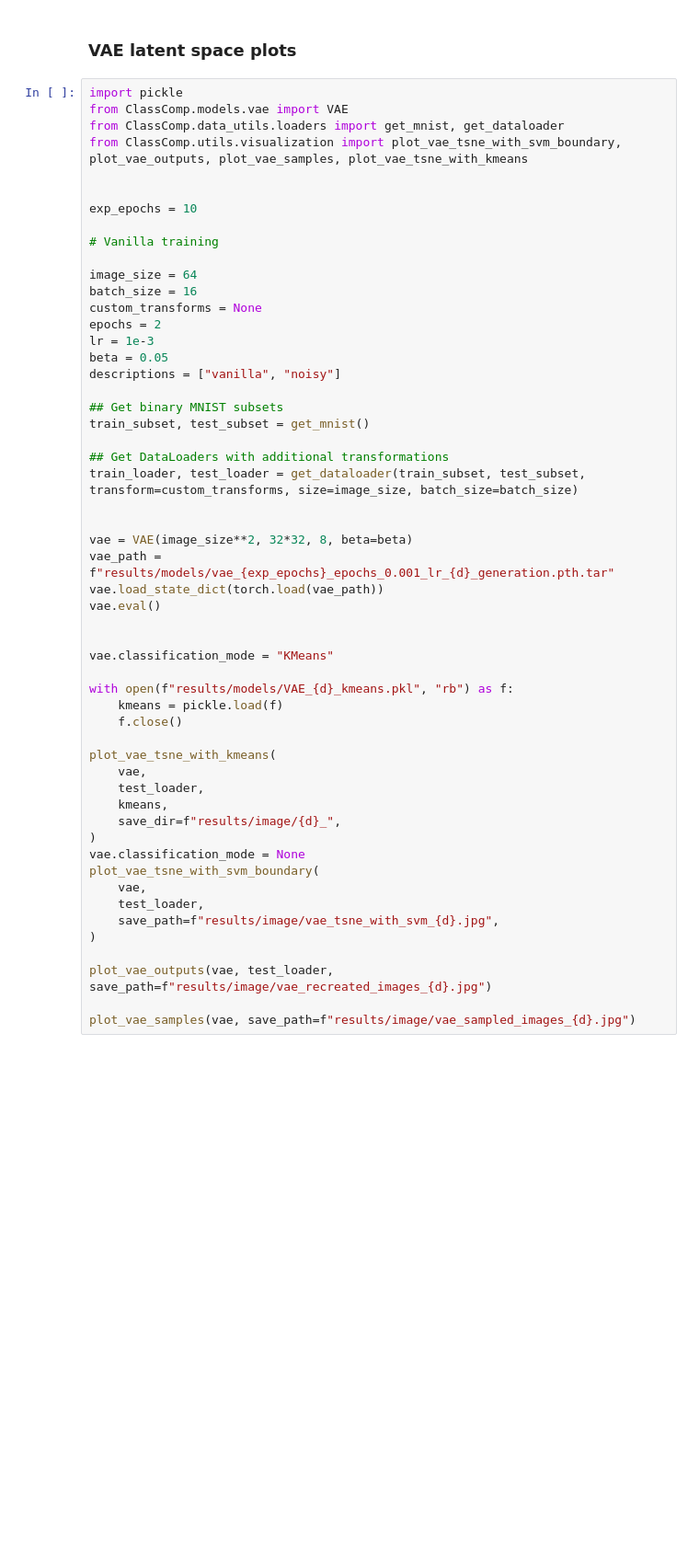
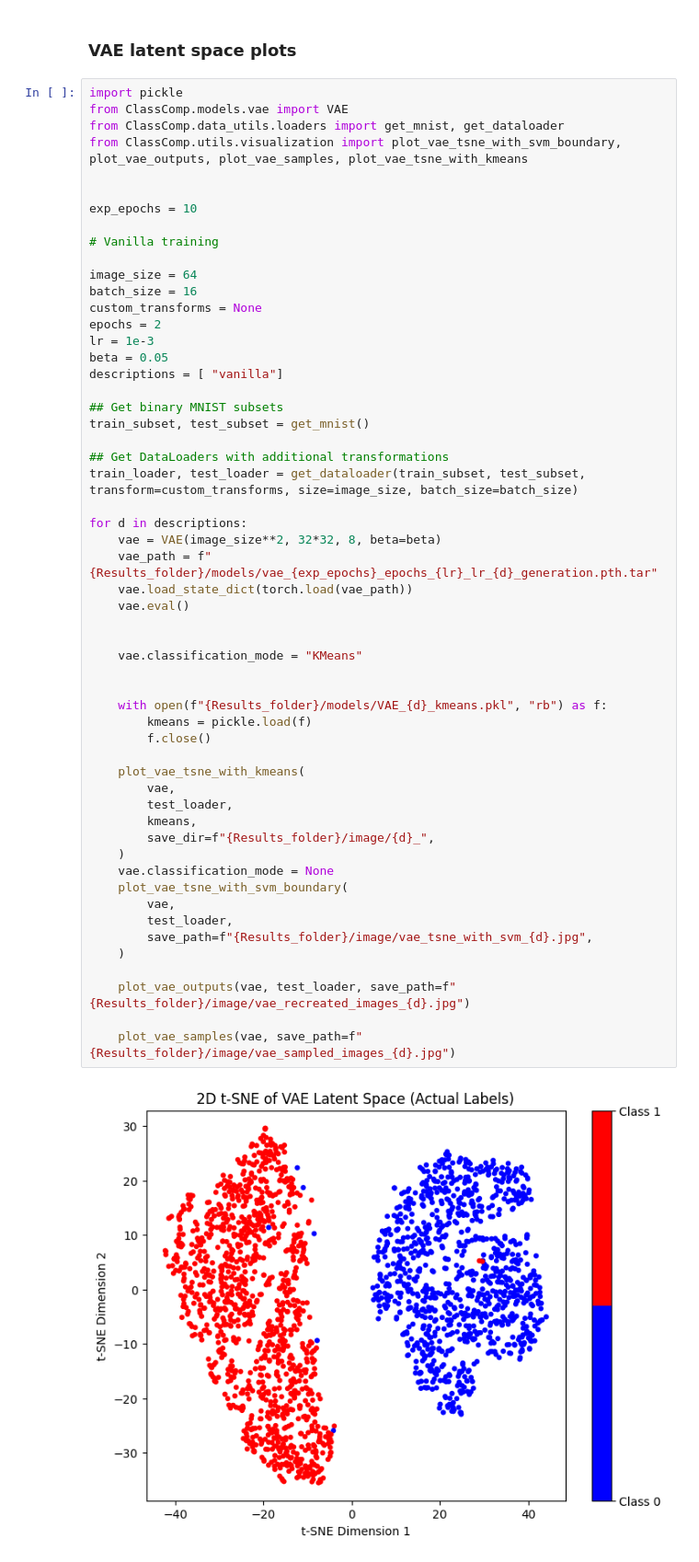
Before and after one commit to Stepleo/ML_Model_Comparison, a Jupyter notebook: III-Plot_graphs.ipynb, the cells around one changed output. Shown at 92% size. Drawn from its saved outputs; the diff is of its cells as text; blank space fills up the shorter version.

```diff
--- a/III-Plot_graphs.ipynb
+++ b/III-Plot_graphs.ipynb
@@ -399,54 +911,57 @@ Visualizing filters of the first convolutional layer:
 # %%
 import pickle
 from ClassComp.models.vae import VAE
 from ClassComp.data_utils.loaders import get_mnist, get_dataloader
 from ClassComp.utils.visualization import plot_vae_tsne_with_svm_boundary, plot_vae_outputs, plot_vae_samples, plot_vae_tsne_with_kmeans
 
 
 exp_epochs = 10
 
 # Vanilla training
 
 image_size = 64
 batch_size = 16
 custom_transforms = None
 epochs = 2
 lr = 1e-3
 beta = 0.05
-descriptions = ["vanilla", "noisy"]
+descriptions = [ "vanilla"]
 
 ## Get binary MNIST subsets
 train_subset, test_subset = get_mnist()
 
 ## Get DataLoaders with additional transformations
 train_loader, test_loader = get_dataloader(train_subset, test_subset, transform=custom_transforms, size=image_size, batch_size=batch_size)
 
-
-vae = VAE(image_size**2, 32*32, 8, beta=beta)
-vae_path = f"results/models/vae_{exp_epochs}_epochs_0.001_lr_{d}_generation.pth.tar"
-vae.load_state_dict(torch.load(vae_path))
-vae.eval()
+for d in descriptions:
+    vae = VAE(image_size**2, 32*32, 8, beta=beta)
+    vae_path = f"{Results_folder}/models/vae_{exp_epochs}_epochs_{lr}_lr_{d}_generation.pth.tar"
+    vae.load_state_dict(torch.load(vae_path))
+    vae.eval()
 
 
-vae.classification_mode = "KMeans"
+    vae.classification_mode = "KMeans"
 
-with open(f"results/models/VAE_{d}_kmeans.pkl", "rb") as f:
-    kmeans = pickle.load(f)
-    f.close()
 
-plot_vae_tsne_with_kmeans(
-    vae,
-    test_loader,
-    kmeans,
-    save_dir=f"results/image/{d}_",
-)
-vae.classification_mode = None
-plot_vae_tsne_with_svm_boundary(
-    vae,
-    test_loader,
-    save_path=f"results/image/vae_tsne_with_svm_{d}.jpg",
-)
+    with open(f"{Results_folder}/models/VAE_{d}_kmeans.pkl", "rb") as f:
+        kmeans = pickle.load(f)
+        f.close()
 
-plot_vae_outputs(vae, test_loader, save_path=f"results/image/vae_recreated_images_{d}.jpg")
+    plot_vae_tsne_with_kmeans(
+        vae,
+        test_loader,
+        kmeans,
+        save_dir=f"{Results_folder}/image/{d}_",
+    )
+    vae.classification_mode = None
+    plot_vae_tsne_with_svm_boundary(
+        vae,
+        test_loader,
+        save_path=f"{Results_folder}/image/vae_tsne_with_svm_{d}.jpg",
+    )
 
-plot_vae_samples(vae, save_path=f"results/image/vae_sampled_images_{d}.jpg")
+    plot_vae_outputs(vae, test_loader, save_path=f"{Results_folder}/image/vae_recreated_images_{d}.jpg")
+
+    plot_vae_samples(vae, save_path=f"{Results_folder}/image/vae_sampled_images_{d}.jpg")
+# %% [output]
+[figure, added]
```
Also changed, not shown: parts of 9 cells of this notebook, 1 other file.
